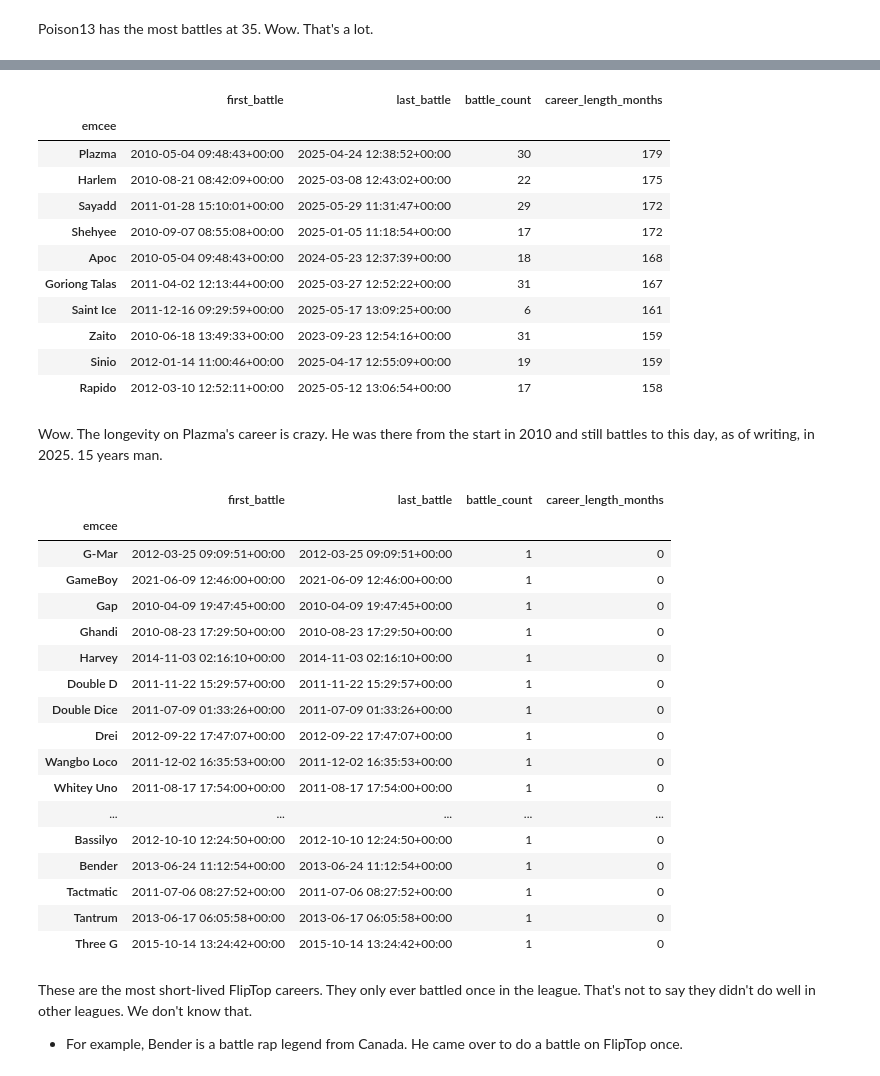
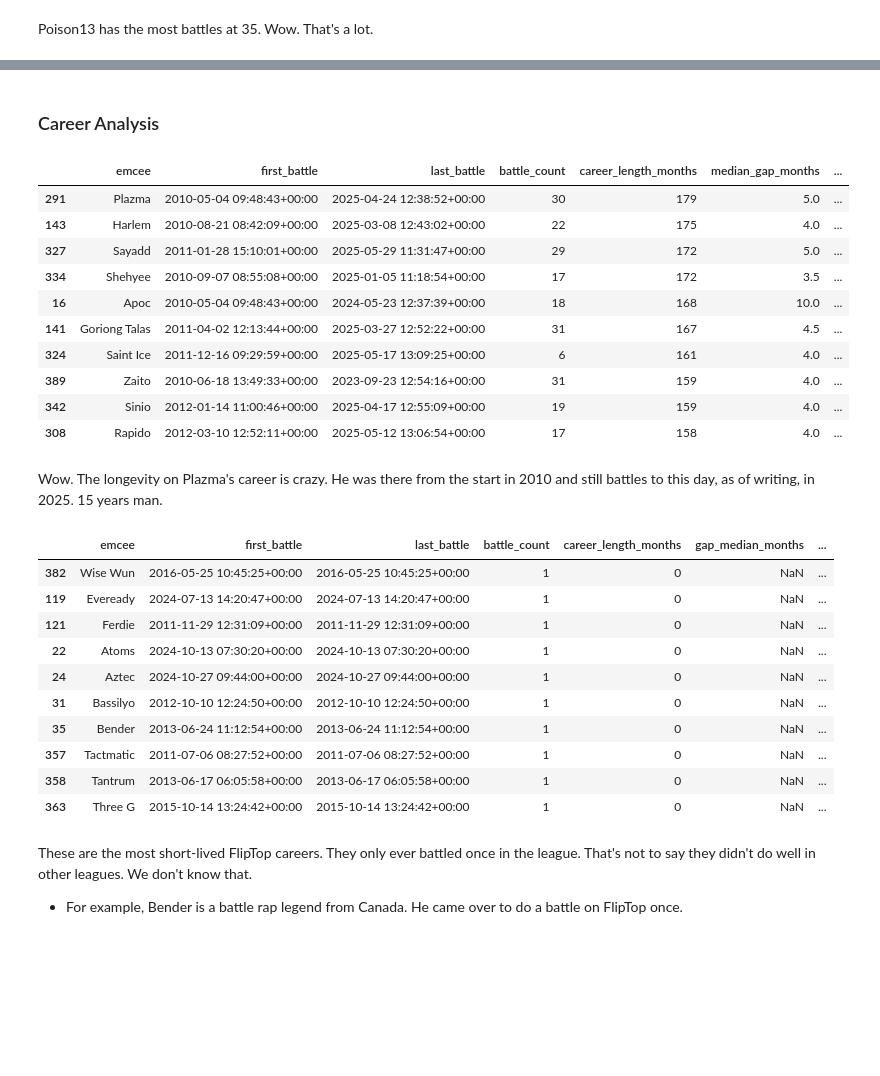
Before and after one commit to russluber/fliptop-analysis, a Jupyter notebook: notebooks/eda.ipynb, the cells around one changed output, grey strips where cells are left out. Cells and saved outputs as stored; diff of their text form; code cells hidden in the pictures; blank space fills up the shorter version.

```diff
--- a/notebooks/eda.ipynb
+++ b/notebooks/eda.ipynb
@@ -1116,6 +1115,8 @@ emcee1_in_official                   bool
 emcee2_in_official                   bool
 matchup_clean                      object
 dtype: object
+# %% [markdown]
+### Career Analysis
 # %%
 import pandas as pd
 
@@ -1149,45 +1194,37 @@ def comptue_career_span_by_months(df):
 
     return grouped
 # %%
-career_by_month = comptue_career_span_by_months(with_matches)
+career_summary = compute_career_span_by_months(with_matches)
 # %%
-career_by_month.head(10)
+career_summary.head(10)
 # %% [output]
-|  | first_battle | last_battle | battle_count | career_length_months |
-| emcee |  |  |  |  |
-| Plazma | 2010-05-04 09:48:43+00:00 | 2025-04-24 12:38:52+00:00 | 30 | 179 |
-| Harlem | 2010-08-21 08:42:09+00:00 | 2025-03-08 12:43:02+00:00 | 22 | 175 |
-| Sayadd | 2011-01-28 15:10:01+00:00 | 2025-05-29 11:31:47+00:00 | 29 | 172 |
-| Shehyee | 2010-09-07 08:55:08+00:00 | 2025-01-05 11:18:54+00:00 | 17 | 172 |
-| Apoc | 2010-05-04 09:48:43+00:00 | 2024-05-23 12:37:39+00:00 | 18 | 168 |
-| Goriong Talas | 2011-04-02 12:13:44+00:00 | 2025-03-27 12:52:22+00:00 | 31 | 167 |
-| Saint Ice | 2011-12-16 09:29:59+00:00 | 2025-05-17 13:09:25+00:00 | 6 | 161 |
-| Zaito | 2010-06-18 13:49:33+00:00 | 2023-09-23 12:54:16+00:00 | 31 | 159 |
-| Sinio | 2012-01-14 11:00:46+00:00 | 2025-04-17 12:55:09+00:00 | 19 | 159 |
-| Rapido | 2012-03-10 12:52:11+00:00 | 2025-05-12 13:06:54+00:00 | 17 | 158 |
+|  | emcee | first_battle | last_battle | battle_count | career_length_months | median_gap_months | ... |
+| 291 | Plazma | 2010-05-04 09:48:43+00:00 | 2025-04-24 12:38:52+00:00 | 30 | 179 | 5.0 | ... |
+| 143 | Harlem | 2010-08-21 08:42:09+00:00 | 2025-03-08 12:43:02+00:00 | 22 | 175 | 4.0 | ... |
+| 327 | Sayadd | 2011-01-28 15:10:01+00:00 | 2025-05-29 11:31:47+00:00 | 29 | 172 | 5.0 | ... |
+| 334 | Shehyee | 2010-09-07 08:55:08+00:00 | 2025-01-05 11:18:54+00:00 | 17 | 172 | 3.5 | ... |
+| 16 | Apoc | 2010-05-04 09:48:43+00:00 | 2024-05-23 12:37:39+00:00 | 18 | 168 | 10.0 | ... |
+| 141 | Goriong Talas | 2011-04-02 12:13:44+00:00 | 2025-03-27 12:52:22+00:00 | 31 | 167 | 4.5 | ... |
+| 324 | Saint Ice | 2011-12-16 09:29:59+00:00 | 2025-05-17 13:09:25+00:00 | 6 | 161 | 4.0 | ... |
+| 389 | Zaito | 2010-06-18 13:49:33+00:00 | 2023-09-23 12:54:16+00:00 | 31 | 159 | 4.0 | ... |
+| 342 | Sinio | 2012-01-14 11:00:46+00:00 | 2025-04-17 12:55:09+00:00 | 19 | 159 | 4.0 | ... |
+| 308 | Rapido | 2012-03-10 12:52:11+00:00 | 2025-05-12 13:06:54+00:00 | 17 | 158 | 4.0 | ... |
 # %% [markdown]
 Wow. The longevity on Plazma's career is crazy. He was there from the start in 2010 and still battles to this day, as of writing, in 2025. 15 years man.
 # %%
-career_by_month.tail(20)
+career_summary.tail(10)
 # %% [output]
-|  | first_battle | last_battle | battle_count | career_length_months |
-| emcee |  |  |  |  |
-| G-Mar | 2012-03-25 09:09:51+00:00 | 2012-03-25 09:09:51+00:00 | 1 | 0 |
-| GameBoy | 2021-06-09 12:46:00+00:00 | 2021-06-09 12:46:00+00:00 | 1 | 0 |
-| Gap | 2010-04-09 19:47:45+00:00 | 2010-04-09 19:47:45+00:00 | 1 | 0 |
-| Ghandi | 2010-08-23 17:29:50+00:00 | 2010-08-23 17:29:50+00:00 | 1 | 0 |
-| Harvey | 2014-11-03 02:16:10+00:00 | 2014-11-03 02:16:10+00:00 | 1 | 0 |
-| Double D | 2011-11-22 15:29:57+00:00 | 2011-11-22 15:29:57+00:00 | 1 | 0 |
-| Double Dice | 2011-07-09 01:33:26+00:00 | 2011-07-09 01:33:26+00:00 | 1 | 0 |
-| Drei | 2012-09-22 17:47:07+00:00 | 2012-09-22 17:47:07+00:00 | 1 | 0 |
-| Wangbo Loco | 2011-12-02 16:35:53+00:00 | 2011-12-02 16:35:53+00:00 | 1 | 0 |
-| Whitey Uno | 2011-08-17 17:54:00+00:00 | 2011-08-17 17:54:00+00:00 | 1 | 0 |
-| ... | ... | ... | ... | ... |
-| Bassilyo | 2012-10-10 12:24:50+00:00 | 2012-10-10 12:24:50+00:00 | 1 | 0 |
-| Bender | 2013-06-24 11:12:54+00:00 | 2013-06-24 11:12:54+00:00 | 1 | 0 |
-| Tactmatic | 2011-07-06 08:27:52+00:00 | 2011-07-06 08:27:52+00:00 | 1 | 0 |
-| Tantrum | 2013-06-17 06:05:58+00:00 | 2013-06-17 06:05:58+00:00 | 1 | 0 |
-| Three G | 2015-10-14 13:24:42+00:00 | 2015-10-14 13:24:42+00:00 | 1 | 0 |
+|  | emcee | first_battle | last_battle | battle_count | career_length_months | gap_median_months | ... |
+| 382 | Wise Wun | 2016-05-25 10:45:25+00:00 | 2016-05-25 10:45:25+00:00 | 1 | 0 | NaN | ... |
+| 119 | Eveready | 2024-07-13 14:20:47+00:00 | 2024-07-13 14:20:47+00:00 | 1 | 0 | NaN | ... |
+| 121 | Ferdie | 2011-11-29 12:31:09+00:00 | 2011-11-29 12:31:09+00:00 | 1 | 0 | NaN | ... |
+| 22 | Atoms | 2024-10-13 07:30:20+00:00 | 2024-10-13 07:30:20+00:00 | 1 | 0 | NaN | ... |
+| 24 | Aztec | 2024-10-27 09:44:00+00:00 | 2024-10-27 09:44:00+00:00 | 1 | 0 | NaN | ... |
+| 31 | Bassilyo | 2012-10-10 12:24:50+00:00 | 2012-10-10 12:24:50+00:00 | 1 | 0 | NaN | ... |
+| 35 | Bender | 2013-06-24 11:12:54+00:00 | 2013-06-24 11:12:54+00:00 | 1 | 0 | NaN | ... |
+| 357 | Tactmatic | 2011-07-06 08:27:52+00:00 | 2011-07-06 08:27:52+00:00 | 1 | 0 | NaN | ... |
+| 358 | Tantrum | 2013-06-17 06:05:58+00:00 | 2013-06-17 06:05:58+00:00 | 1 | 0 | NaN | ... |
+| 363 | Three G | 2015-10-14 13:24:42+00:00 | 2015-10-14 13:24:42+00:00 | 1 | 0 | NaN | ... |
 # %% [markdown]
 These are the most short-lived FlipTop careers. They only ever battled once in the league. That's not to say they didn't do well in other leagues. We don't know that.
 - For example, Bender is a battle rap legend from Canada. He came over to do a battle on FlipTop once.
```
Also changed, not shown: parts of 25 cells of this notebook.
